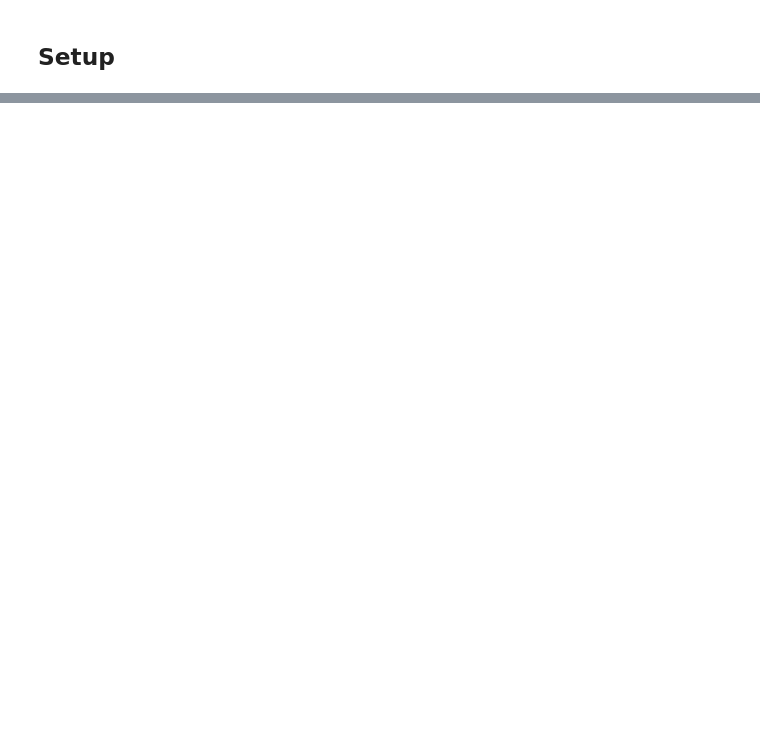
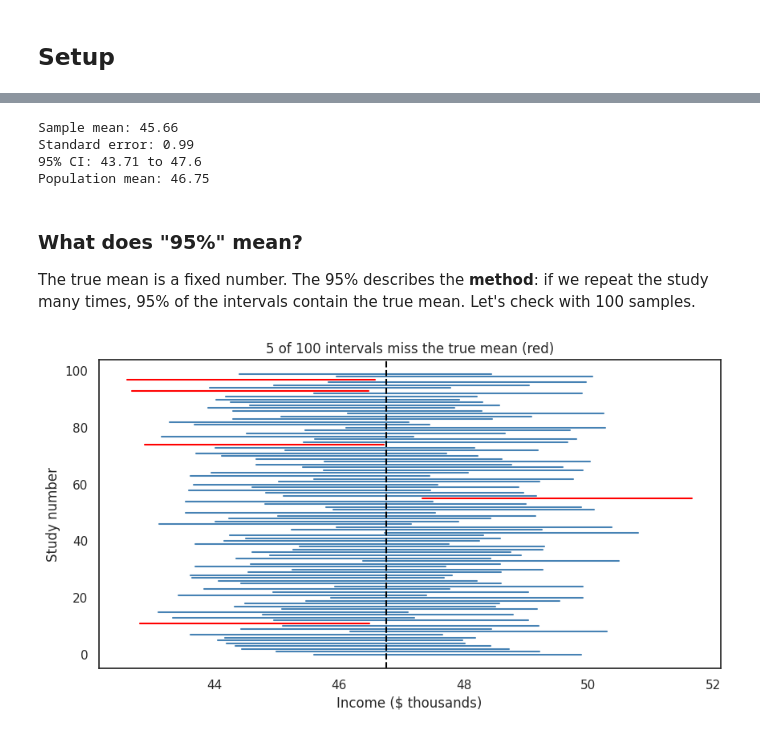
Before and after one commit to AlexiaNabok28/QM2, a Jupyter notebook: notebooks/W06. Hypothesis Testing.ipynb, the cells around one changed output, grey strips where cells are left out. Drawn from its saved outputs; the diff is of its cells as text; code cells hidden in the pictures; blank space fills up the shorter version.

```diff
--- a/notebooks/W06. Hypothesis Testing.ipynb
+++ b/notebooks/W06. Hypothesis Testing.ipynb
@@ -155,0 +92,47 @@ True rate 1990: 0.187   2013: 0.141
+# %%
+sample = df.sample(1000)                           # take a random sample of 1,000 people
+mean = sample["income"].mean()                     # the sample mean
+s = sample["income"].std()                         # the sample standard deviation
+n = len(sample)                                    # the sample size
+se = s / np.sqrt(n)                                # the standard error
+lower = mean - 1.96 * se                           # the low end of the 95% confidence interval
+upper = mean + 1.96 * se                           # the high end of the 95% confidence interval
+
+print("Sample mean:", round(mean, 2))                          # show the sample mean
+print("Standard error:", round(se, 2))                         # show the standard error
+print("95% CI:", round(lower, 2), "to", round(upper, 2))       # show the confidence interval
+print("Population mean:", round(df["income"].mean(), 2))       # the true mean, to compare
+# %% [output]
+Sample mean: 45.66
+Standard error: 0.99
+95% CI: 43.71 to 47.6
+Population mean: 46.75
+# %% [markdown]
+### What does "95%" mean?
+
+The true mean is a fixed number. The 95% describes the **method**: if we repeat the study many times, 95% of the intervals contain the true mean. Let's check with 100 samples.
+# %%
+z = 1.96                                           # the multiplier: 1.96 gives a 95% interval
+n = 1000                                           # the sample size of each study
+
+true_mean = df["income"].mean()                    # the true mean income
+misses = 0                                         # a counter for intervals that miss the true mean
+for i in range(100):                               # repeat the study 100 times
+    x = df["income"].sample(n)                     # take a new random sample
+    margin = z * x.std() / np.sqrt(n)              # the margin of error: z times the standard error
+    lower = x.mean() - margin                      # the low end of the interval
+    upper = x.mean() + margin                      # the high end of the interval
+    if lower <= true_mean <= upper:                # if the interval contains the true mean...
+        colour = "steelblue"                       # ...draw it in blue
+    else:                                          # if it misses...
+        colour = "red"                             # ...draw it in red
+        misses = misses + 1                        # ...and add 1 to the counter
+    plt.plot([lower, upper], [i, i], color=colour) # draw the interval as a horizontal line
+
+plt.axvline(true_mean, color="black", linestyle="--")   # a dashed line at the true mean
+plt.xlabel("Income ($ thousands)")                 # label the x-axis
+plt.ylabel("Study number")                         # label the y-axis
+plt.title(str(misses) + " of 100 intervals miss the true mean (red)")   # the title shows the number of misses
+plt.show()                                         # draw the plot
+# %% [output]
+[figure, added]
```
Also changed, not shown: parts of 96 cells of this notebook.
